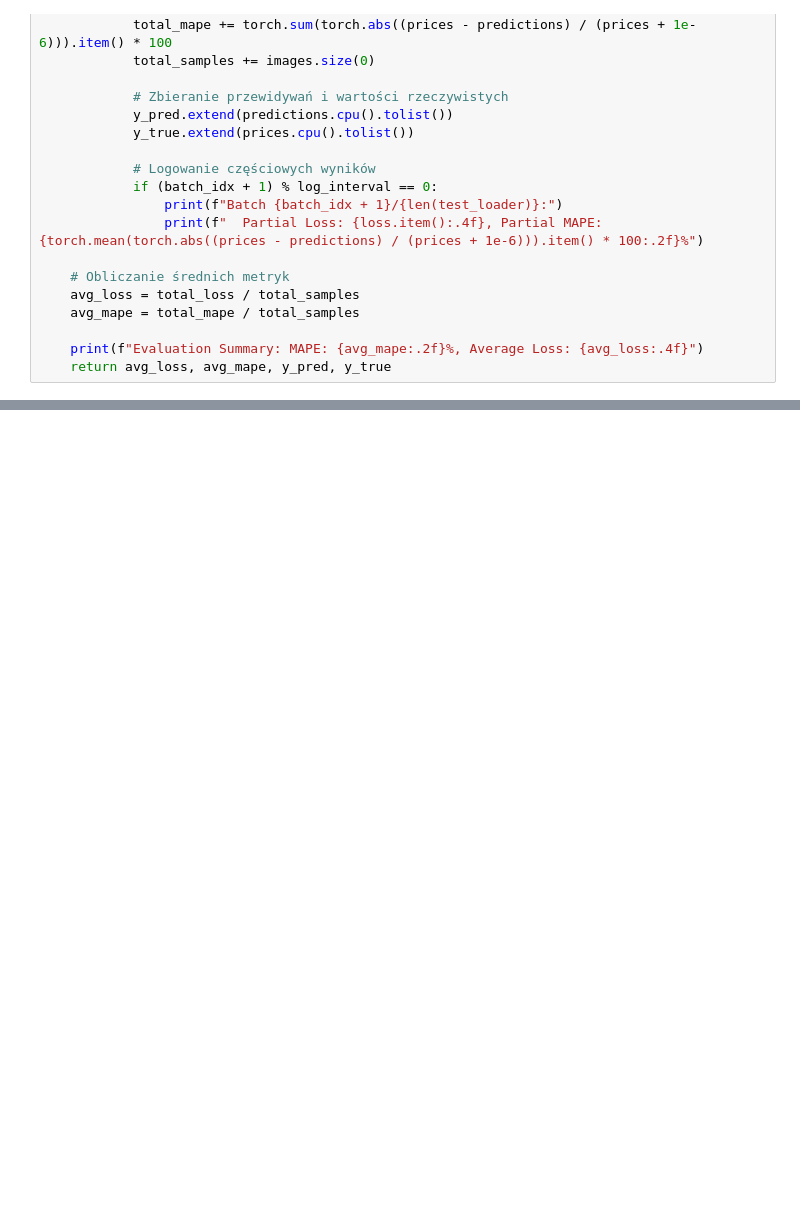
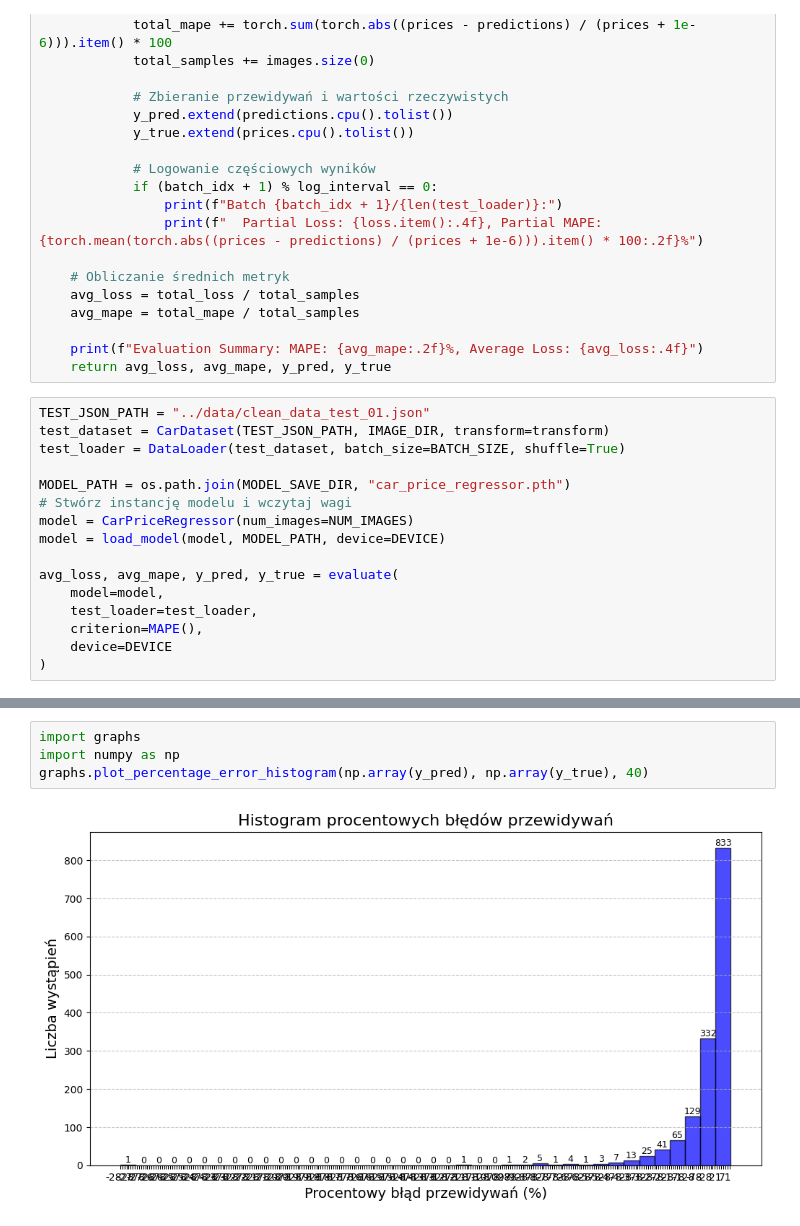
Before and after one commit to takdzik/wejherowo, a Jupyter notebook: notes/0031_images_resnet.ipynb, the cells around one changed output, grey strips where cells are left out. Saved outputs shown, nothing was run; the diff lists cells and outputs as text; blank space fills up the shorter version.

```diff
--- a/notes/0031_images_resnet.ipynb
+++ b/notes/0031_images_resnet.ipynb
@@ -272,3 +274,19 @@ def evaluate(model, test_loader, criterion, device="cuda", log_interval=100):
 
     print(f"Evaluation Summary: MAPE: {avg_mape:.2f}%, Average Loss: {avg_loss:.4f}")
     return avg_loss, avg_mape, y_pred, y_true
+# %%
+TEST_JSON_PATH = "../data/clean_data_test_01.json"
+test_dataset = CarDataset(TEST_JSON_PATH, IMAGE_DIR, transform=transform)
+test_loader = DataLoader(test_dataset, batch_size=BATCH_SIZE, shuffle=True)
+
+MODEL_PATH = os.path.join(MODEL_SAVE_DIR, "car_price_regressor.pth")
+# Stwórz instancję modelu i wczytaj wagi
+model = CarPriceRegressor(num_images=NUM_IMAGES)
+model = load_model(model, MODEL_PATH, device=DEVICE)
+
+avg_loss, avg_mape, y_pred, y_true = evaluate(
+    model=model,
+    test_loader=test_loader,
+    criterion=MAPE(),
+    device=DEVICE
+)
@@ -274,0 +312,6 @@ def evaluate(model, test_loader, criterion, device="cuda", log_interval=100):
+# %%
+import graphs
+import numpy as np
+graphs.plot_percentage_error_histogram(np.array(y_pred), np.array(y_true), 40)
+# %% [output]
+[figure, added]
```
Also changed, not shown: parts of 3 cells of this notebook, 1 other file.
